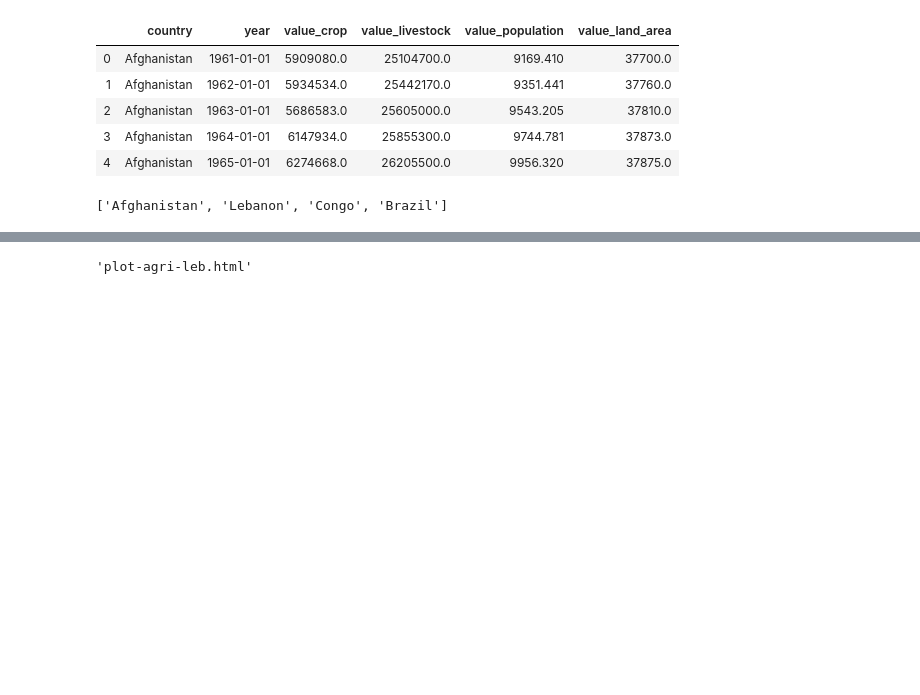
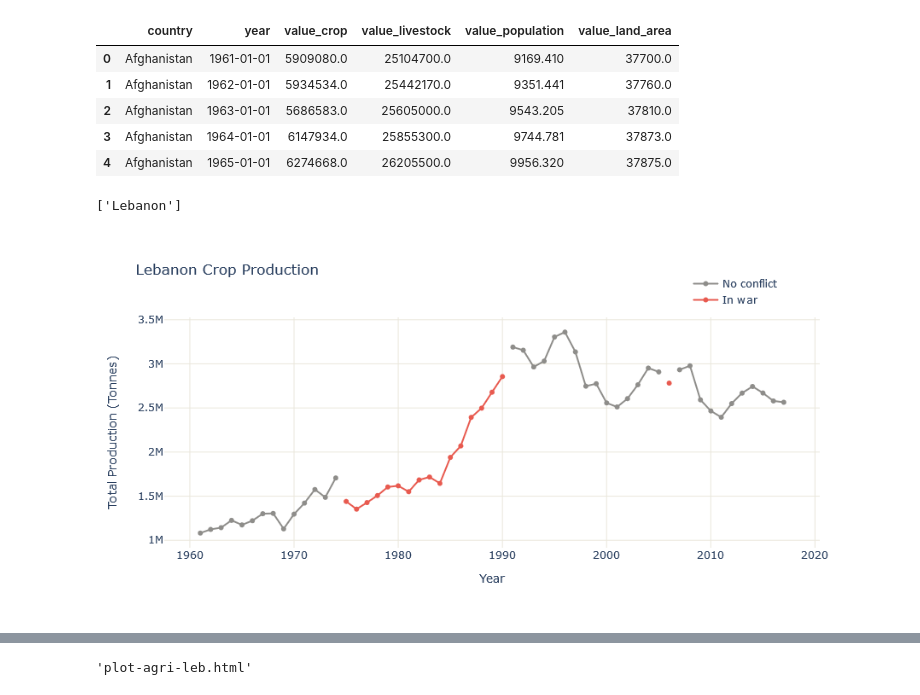
Before and after one commit to pull-fiction/make-crops-not-war, a Jupyter notebook: notebooks/plotly_plots.ipynb, the cells around one changed output, grey strips where cells are left out. Saved outputs shown, nothing was run; the diff lists cells and outputs as text; code cells hidden in the pictures; blank space fills up the shorter version.

```diff
--- a/notebooks/plotly_plots.ipynb
+++ b/notebooks/plotly_plots.ipynb
@@ -72,50 +72,54 @@ merged_data.head()
 # %%
 list_countries = merged_data.country.unique()
 # %%
-list_countries = ['Afghanistan', 'Lebanon', 'Congo', 'Brazil']
+list_countries = ['Lebanon']
 list_countries
 # %% [output]
-['Afghanistan', 'Lebanon', 'Congo', 'Brazil']
+['Lebanon']
 # %%
+# Create figure for Plotly. Here we add two separate traces to our plot in order to be able to color them differently.
+#
+
 fig = go.Figure()
 
 for country in list_countries:
-    try:
         country_prod_war = country_in_war(final_wars_df, merged_data, country)
         prod_in_war = country_prod_war.copy()
         prod_no_war = country_prod_war.copy()
 
         prod_in_war['value_crop'][~prod_in_war['in_war']] = None
         prod_no_war['value_crop'][prod_no_war['in_war']] = None
 
 
-
+        # Add data for years not in war
         fig.add_trace(go.Scatter( x=prod_no_war["year"], y=prod_no_war["value_crop"],
                         mode='lines+markers',
                         name='No conflict',
-                        hovertext='Not in Conflict',
-                        hoverinfo="text",
+                        hoverinfo='skip',
                         connectgaps=False,
-                        visible = False,
+                        #visible = False,
                         line=dict(color='RGB(142, 141, 138)', width=2)))
 
-
+        # Add data for in war years
         fig.add_trace(go.Scatter(x=prod_in_war["year"], y=prod_in_war["value_crop"],
                         mode='lines+markers',
                         name='In war',
+                        hoverinfo='skip',
                         connectgaps=False,
-                        hovertext='In war',
-                        hoverinfo="text",
-                        visible = False,
+                        #visible = False,
                         line=dict(color='RGB(232, 90, 79)', width=2)))
 
 
-        fig.update_layout(title='Crop Production',
+        fig.update_layout(title='Lebanon Crop Production',
                            xaxis_title='Year',
                            yaxis_title='Total Production (Tonnes)',
                            plot_bgcolor = "White"
                           )
         fig.update_xaxes(showgrid=True, gridwidth=1, gridcolor='RGB(234, 231, 220)')
         fig.update_yaxes(showgrid=True, gridwidth=1, gridcolor='RGB(234, 231, 220)')
-    except:
-        pass
+
+fig.update_layout(legend=dict(x=0.8, y=1.2))
+
+fig.show()
+# %% [output]
+[figure, added]
```
Also changed, not shown: parts of 4 cells of this notebook.
